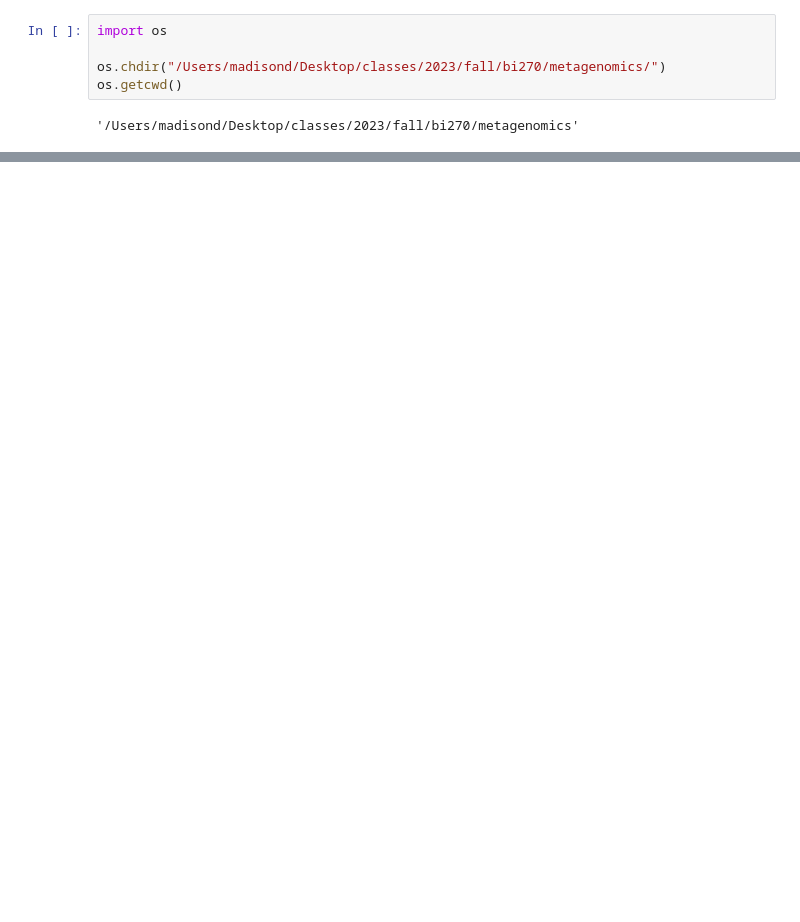
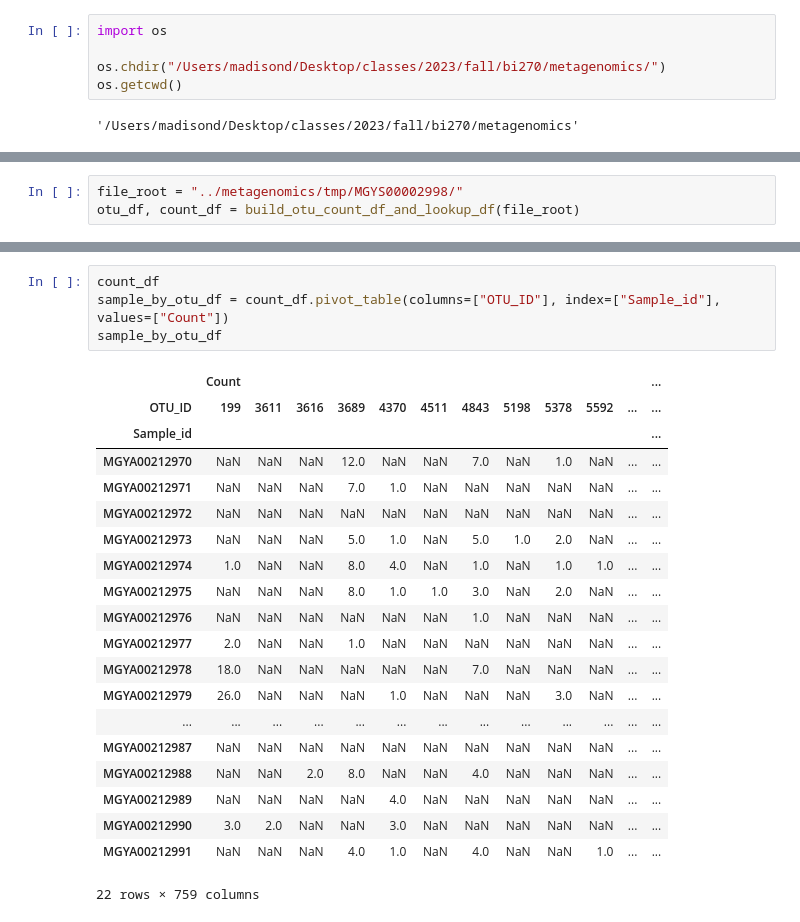
Before and after one commit to MDunitz/metagenomics, a Jupyter notebook: scripts/tutorial_test.ipynb, the cells around one changed output, grey strips where cells are left out. Cells and saved outputs as stored; diff of their text form; blank space fills up the shorter version.

```diff
--- a/scripts/tutorial_test.ipynb
+++ b/scripts/tutorial_test.ipynb
@@ -62,0 +139,3 @@ get_data_file(file_path, download_url)
+# %%
+file_root = "../metagenomics/tmp/MGYS00002998/"
+otu_df, count_df = build_otu_count_df_and_lookup_df(file_root)
@@ -62,0 +150,25 @@ get_data_file(file_path, download_url)
+# %%
+count_df
+sample_by_otu_df = count_df.pivot_table(columns=["OTU_ID"], index=["Sample_id"], values=["Count"])
+sample_by_otu_df
+# %% [output]
+|  | Count |  |  |  |  |  |  |  |  |  |  | ... |
+| OTU_ID | 199 | 3611 | 3616 | 3689 | 4370 | 4511 | 4843 | 5198 | 5378 | 5592 | ... | ... |
+| Sample_id |  |  |  |  |  |  |  |  |  |  |  | ... |
+| MGYA00212970 | NaN | NaN | NaN | 12.0 | NaN | NaN | 7.0 | NaN | 1.0 | NaN | ... | ... |
+| MGYA00212971 | NaN | NaN | NaN | 7.0 | 1.0 | NaN | NaN | NaN | NaN | NaN | ... | ... |
+| MGYA00212972 | NaN | NaN | NaN | NaN | NaN | NaN | NaN | NaN | NaN | NaN | ... | ... |
+| MGYA00212973 | NaN | NaN | NaN | 5.0 | 1.0 | NaN | 5.0 | 1.0 | 2.0 | NaN | ... | ... |
+| MGYA00212974 | 1.0 | NaN | NaN | 8.0 | 4.0 | NaN | 1.0 | NaN | 1.0 | 1.0 | ... | ... |
+| MGYA00212975 | NaN | NaN | NaN | 8.0 | 1.0 | 1.0 | 3.0 | NaN | 2.0 | NaN | ... | ... |
+| MGYA00212976 | NaN | NaN | NaN | NaN | NaN | NaN | 1.0 | NaN | NaN | NaN | ... | ... |
+| MGYA00212977 | 2.0 | NaN | NaN | 1.0 | NaN | NaN | NaN | NaN | NaN | NaN | ... | ... |
+| MGYA00212978 | 18.0 | NaN | NaN | NaN | NaN | NaN | 7.0 | NaN | NaN | NaN | ... | ... |
+| MGYA00212979 | 26.0 | NaN | NaN | NaN | 1.0 | NaN | NaN | NaN | 3.0 | NaN | ... | ... |
+| ... | ... | ... | ... | ... | ... | ... | ... | ... | ... | ... | ... | ... |
+| MGYA00212987 | NaN | NaN | NaN | NaN | NaN | NaN | NaN | NaN | NaN | NaN | ... | ... |
+| MGYA00212988 | NaN | NaN | 2.0 | 8.0 | NaN | NaN | 4.0 | NaN | NaN | NaN | ... | ... |
+| MGYA00212989 | NaN | NaN | NaN | NaN | 4.0 | NaN | NaN | NaN | NaN | NaN | ... | ... |
+| MGYA00212990 | 3.0 | 2.0 | NaN | NaN | 3.0 | NaN | NaN | NaN | NaN | NaN | ... | ... |
+| MGYA00212991 | NaN | NaN | NaN | 4.0 | 1.0 | NaN | 4.0 | NaN | NaN | 1.0 | ... | ... |
+22 rows × 759 columns
```
Also changed, not shown: parts of 25 cells of this notebook, 4 other files.
